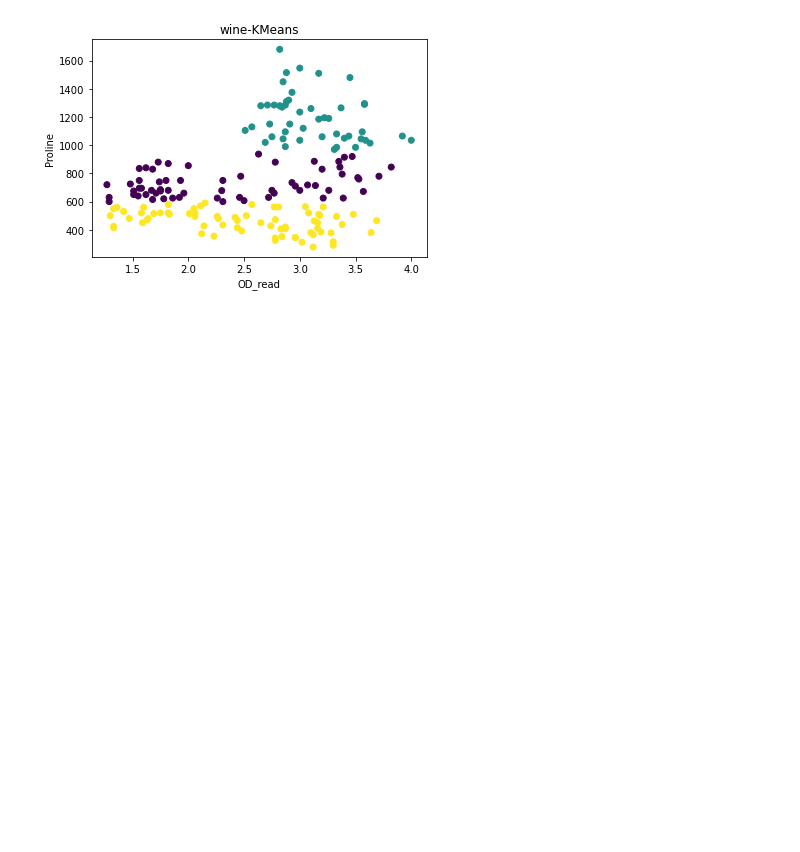
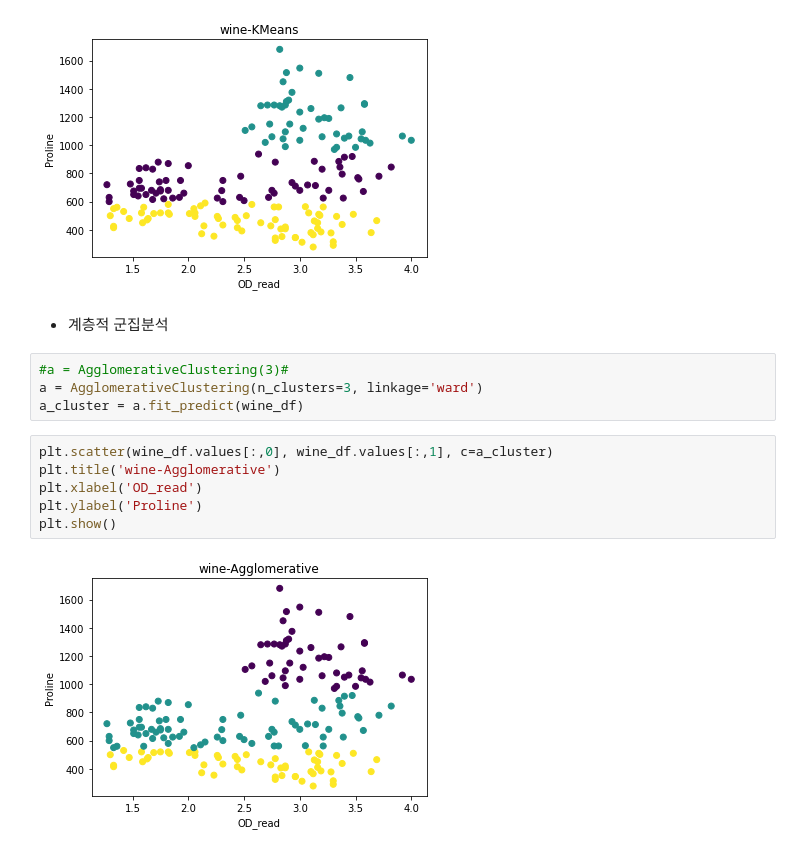
Before and after one commit to eeyeji/MachineLearning, a Jupyter notebook: 9일차/wine.ipynb, the cells around one changed output. Cells and saved outputs as stored; diff of their text form; blank space fills up the shorter version.

```diff
--- a/9일차/wine.ipynb
+++ b/9일차/wine.ipynb
@@ -37,3 +37,17 @@ plt.ylabel('Proline')
 plt.show()
 # %% [output]
 [figure]
+# %% [markdown]
+- 계층적 군집분석
+# %%
+#a = AgglomerativeClustering(3)#
+a = AgglomerativeClustering(n_clusters=3, linkage='ward')
+a_cluster = a.fit_predict(wine_df)
+# %%
+plt.scatter(wine_df.values[:,0], wine_df.values[:,1], c=a_cluster)
+plt.title('wine-Agglomerative')
+plt.xlabel('OD_read')
+plt.ylabel('Proline')
+plt.show()
+# %% [output]
+[figure, added]
```
